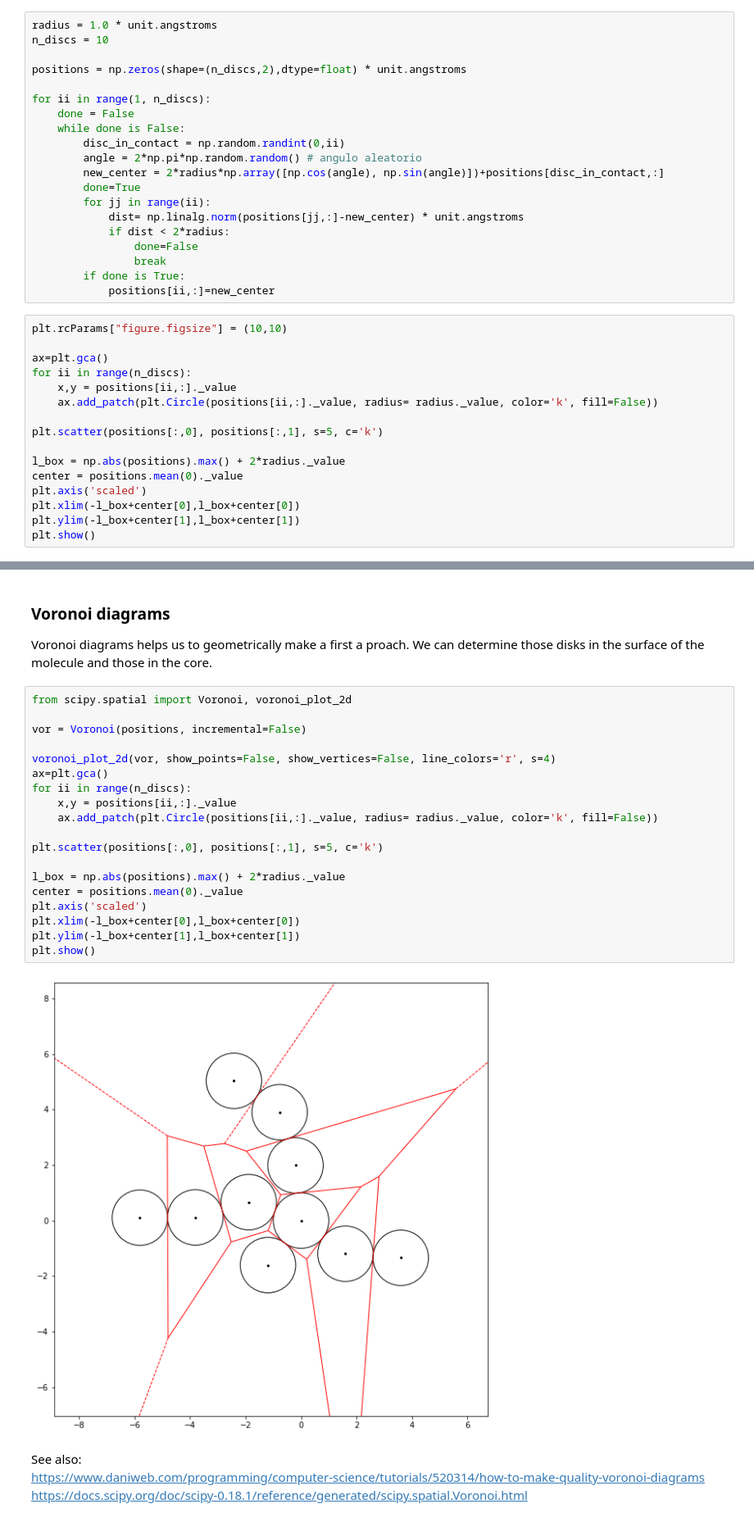
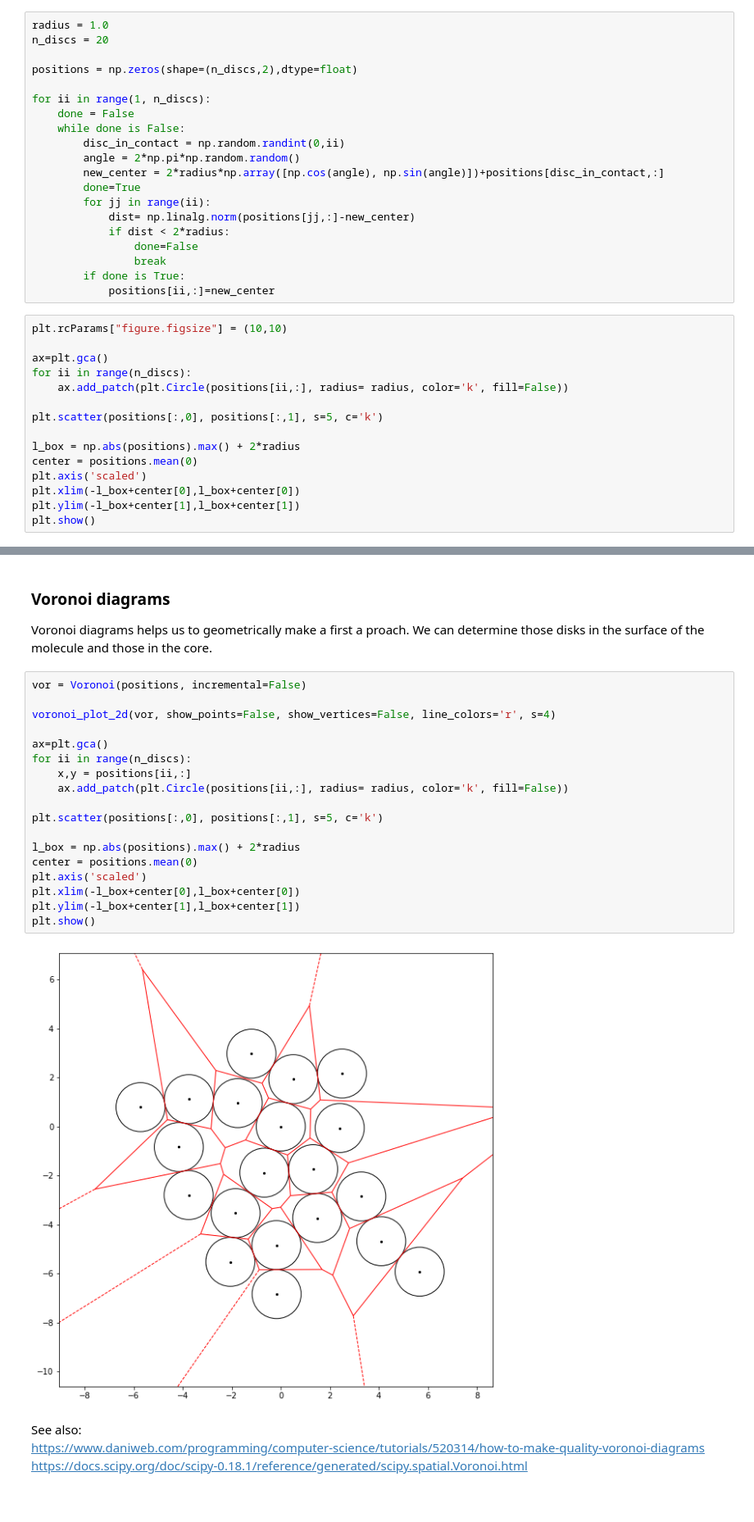
Before and after one commit to uibcdf/OpenPocket_old, a Jupyter notebook: examples/Alpha_spheres.ipynb, the cells around one changed output, grey strips where cells are left out. Shown at 82% size. Saved outputs shown, nothing was run; the diff lists cells and outputs as text.

```diff
--- a/examples/Alpha_spheres.ipynb
+++ b/examples/Alpha_spheres.ipynb
@@ -21,18 +21,18 @@ Random compact figure 2D made by hard discs:
 # %%
-radius = 1.0 * unit.angstroms
-n_discs = 10
+radius = 1.0
+n_discs = 20
 
-positions = np.zeros(shape=(n_discs,2),dtype=float) * unit.angstroms
+positions = np.zeros(shape=(n_discs,2),dtype=float)
 
 for ii in range(1, n_discs):
     done = False
     while done is False:
         disc_in_contact = np.random.randint(0,ii)
-        angle = 2*np.pi*np.random.random() # angulo aleatorio
+        angle = 2*np.pi*np.random.random()
         new_center = 2*radius*np.array([np.cos(angle), np.sin(angle)])+positions[disc_in_contact,:]
         done=True
         for jj in range(ii):
-            dist= np.linalg.norm(positions[jj,:]-new_center) * unit.angstroms
+            dist= np.linalg.norm(positions[jj,:]-new_center)
             if dist < 2*radius:
                 done=False
                 break
@@ -43,13 +43,12 @@ plt.rcParams["figure.figsize"] = (10,10)
 
 ax=plt.gca()
 for ii in range(n_discs):
-    x,y = positions[ii,:]._value
-    ax.add_patch(plt.Circle(positions[ii,:]._value, radius= radius._value, color='k', fill=False))
+    ax.add_patch(plt.Circle(positions[ii,:], radius= radius, color='k', fill=False))
 
 plt.scatter(positions[:,0], positions[:,1], s=5, c='k')
 
-l_box = np.abs(positions).max() + 2*radius._value
-center = positions.mean(0)._value
+l_box = np.abs(positions).max() + 2*radius
+center = positions.mean(0)
 plt.axis('scaled')
 plt.xlim(-l_box+center[0],l_box+center[0])
 plt.ylim(-l_box+center[1],l_box+center[1])
@@ -61,26 +60,25 @@ plt.show()
 
 Voronoi diagrams helps us to geometrically make a first a proach. We can determine those disks in the surface of the molecule and those in the core.
 # %%
-from scipy.spatial import Voronoi, voronoi_plot_2d
-
 vor = Voronoi(positions, incremental=False)
 
 voronoi_plot_2d(vor, show_points=False, show_vertices=False, line_colors='r', s=4)
+
 ax=plt.gca()
 for ii in range(n_discs):
-    x,y = positions[ii,:]._value
-    ax.add_patch(plt.Circle(positions[ii,:]._value, radius= radius._value, color='k', fill=False))
+    x,y = positions[ii,:]
+    ax.add_patch(plt.Circle(positions[ii,:], radius= radius, color='k', fill=False))
 
 plt.scatter(positions[:,0], positions[:,1], s=5, c='k')
 
-l_box = np.abs(positions).max() + 2*radius._value
-center = positions.mean(0)._value
+l_box = np.abs(positions).max() + 2*radius
+center = positions.mean(0)
 plt.axis('scaled')
 plt.xlim(-l_box+center[0],l_box+center[0])
 plt.ylim(-l_box+center[1],l_box+center[1])
 plt.show()
 # %% [output]
-[figure, old version]
+[figure, new version]
 # %% [markdown]
 See also:
 https://www.daniweb.com/programming/computer-science/tutorials/520314/how-to-make-quality-voronoi-diagrams
```
Also changed, not shown: parts of 18 cells of this notebook.
